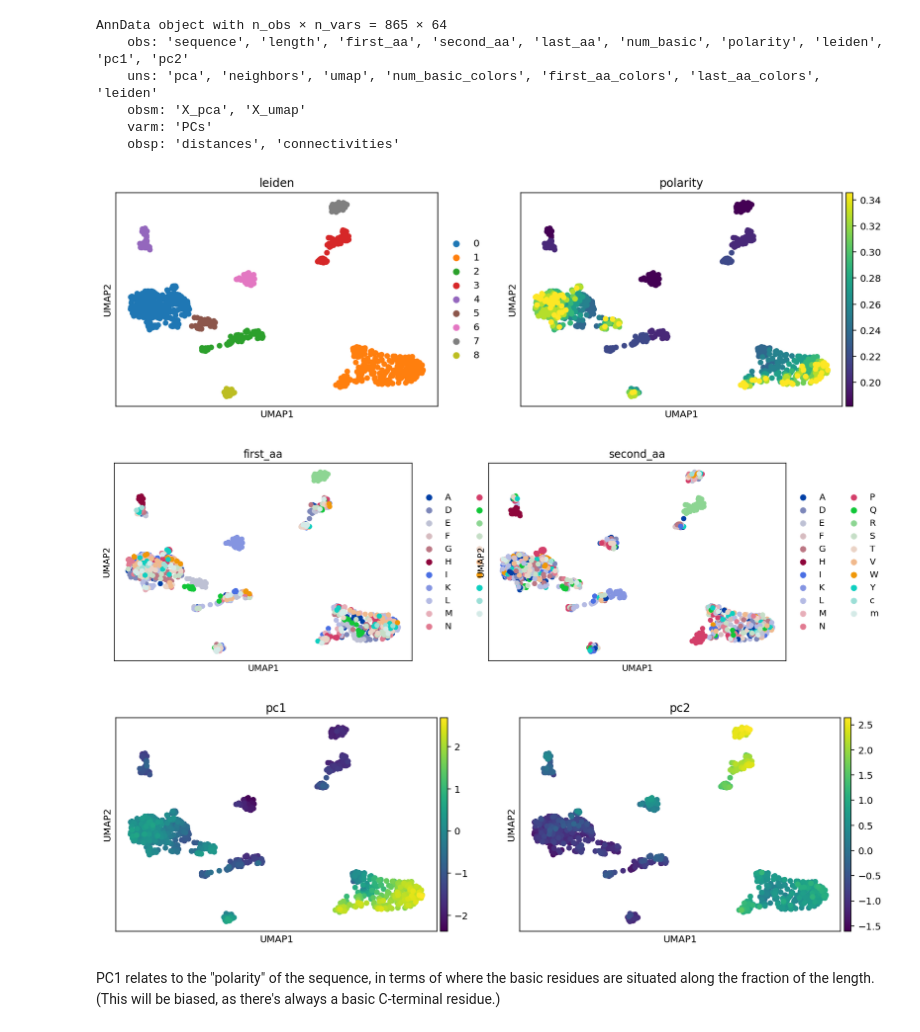
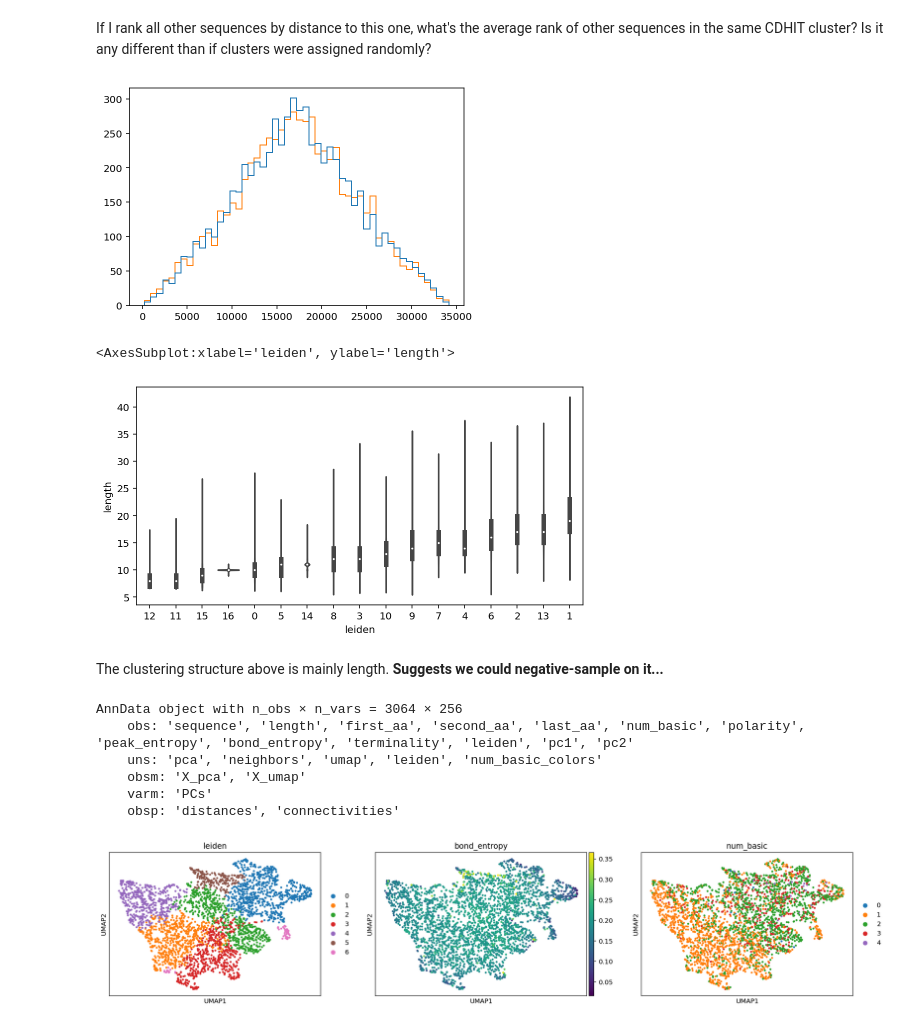
Before and after one commit to murphy17/MSPretraining, a Jupyter notebook: AnalyzeEmbeddings.ipynb, the cells around one changed output. Cells and saved outputs as stored; diff of their text form; code cells hidden in the pictures.

```diff
--- a/AnalyzeEmbeddings.ipynb
+++ b/AnalyzeEmbeddings.ipynb
@@ -50,16 +75,21 @@ def polarity(sequence):
     return polarity
 
 import scanpy as sc
+from scipy.stats import entropy
 
 adata = sc.AnnData(embeddings)
 
-adata.obs['sequence'] = adata.obs.index
+adata.obs['sequence'] = sequences
 adata.obs['length'] = adata.obs['sequence'].map(len)
 adata.obs['first_aa'] = adata.obs['sequence'].str[0]
 adata.obs['second_aa'] = adata.obs['sequence'].str[1]
 adata.obs['last_aa'] = adata.obs['sequence'].str[-1]
 adata.obs['num_basic'] = adata.obs['sequence'].map(lambda s: sum([c in 'RKH' for c in s])).astype(str)
 adata.obs['polarity'] = adata.obs['sequence'].map(polarity)
+# %%
+adata.obs['peak_entropy'] = [entropy(s.ravel())/s.shape[0] for s in spectra]
+adata.obs['bond_entropy'] = [entropy(s.sum((1,2,3)).ravel())/s.shape[0] for s in spectra]
+adata.obs['terminality'] = [s.sum((0,2,3))[-1]/s.sum() for s in spectra]
 # %%
 sc.tl.pca(adata, random_state=0)
 sc.pp.neighbors(adata, random_state=0)
@@ -75,8 +97,0 @@ Next I condition on some of the obvious determinants of structure in the above p
-# %%
-# ~50/50 split between C-terminal R and K, since these are tryptic peptides. "Easy to learn?"
-adata = adata[adata.obs['last_aa']=='R']
-# Use most frequent length.
-adata = adata[adata.obs['length']==11]
-# Only look at peptides capable of accepting at most 2 protons (most common).
-# This should also be easy to learn -- it is a hard constraint on possible fragments.
-adata = adata[adata.obs['num_basic']=='2']
@@ -82,0 +143,38 @@ adata = adata[adata.obs['num_basic']=='2']
+# %% [markdown]
+If I rank all other sequences by distance to this one, what's the average rank of other sequences in the same CDHIT cluster? Is it any different than if clusters were assigned randomly?
+# %%
+X = embeddings.values.copy()
+
+npr.seed(0)
+
+from collections import Counter
+cluster_counts = Counter(clusters)
+
+mean_ranks = []
+rand_ranks = []
+for i, c in tqdm(enumerate(clusters)):
+    if cluster_counts[c]==1:
+        continue
+    dists = pairwise_distances(X, X[[i]]).ravel()
+    dists[i] = np.inf
+    ranks = np.argsort(dists)*1.
+    ranks[-1] = np.nan
+    mean_ranks.append(np.nanmean(ranks[clusters==c]))
+    rand_ranks.append(np.nanmean(ranks[clusters[npr.permutation(len(clusters))]==c]))
+
+plt.hist([mean_ranks,rand_ranks],bins=50,histtype='step');
+# %% [output]
+[figure, added]
+# %%
+plt.figure(figsize=(8,4))
+sns.violinplot(
+    data=adata.obs,
+    x='leiden',
+    y='length',
+    order=adata.obs.groupby('leiden')['length'].mean().sort_values().index
+)
+# %% [output]
+<AxesSubplot:xlabel='leiden', ylabel='length'>
+[figure, added]
+# %% [markdown]
+The clustering structure above is mainly length. **Suggests we could negative-sample on it...**
@@ -84,26 +184,22 @@ adata = adata[adata.obs['num_basic']=='2']
 sc.tl.pca(adata, random_state=0)
 sc.pp.neighbors(adata, random_state=0)
 sc.tl.umap(adata, random_state=0)
-sc.tl.leiden(adata,resolution=0.2, random_state=0)
+sc.tl.leiden(adata,resolution=0.25, random_state=0)
 
 adata.obs['pc1'] = adata.obsm['X_pca'][:,0]
 adata.obs['pc2'] = adata.obsm['X_pca'][:,1]
 
 adata
 # %% [output]
-AnnData object with n_obs × n_vars = 865 × 64
-    obs: 'sequence', 'length', 'first_aa', 'second_aa', 'last_aa', 'num_basic', 'polarity', 'leiden', 'pc1', 'pc2'
-    uns: 'pca', 'neighbors', 'umap', 'num_basic_colors', 'first_aa_colors', 'last_aa_colors', 'leiden'
+AnnData object with n_obs × n_vars = 3064 × 256
+    obs: 'sequence', 'length', 'first_aa', 'second_aa', 'last_aa', 'num_basic', 'polarity', 'peak_entropy', 'bond_entropy', 'terminality', 'leiden', 'pc1', 'pc2'
+    uns: 'pca', 'neighbors', 'umap', 'leiden', 'num_basic_colors'
     obsm: 'X_pca', 'X_umap'
     varm: 'PCs'
     obsp: 'distances', 'connectivities'
 # %%
-sc.pl.umap(adata,color=['leiden','polarity'])
-sc.pl.umap(adata,color=['first_aa','second_aa'])
-sc.pl.umap(adata,color=['pc1','pc2'])
+sc.pl.umap(adata,color=['leiden','bond_entropy','num_basic'])
+# sc.pl.umap(adata,color=['first_aa','second_aa'])
+# sc.pl.umap(adata,color=['pc1','pc2'])
 # %% [output]
-[figure, old version]
+[figure, new version]
-[figure, removed]
-[figure, removed]
-# %% [markdown]
-PC1 relates to the "polarity" of the sequence, in terms of where the basic residues are situated along the fraction of the length. (This will be biased, as there's always a basic C-terminal residue.)
```
Also changed, not shown: parts of 17 cells of this notebook, 8 other files.
